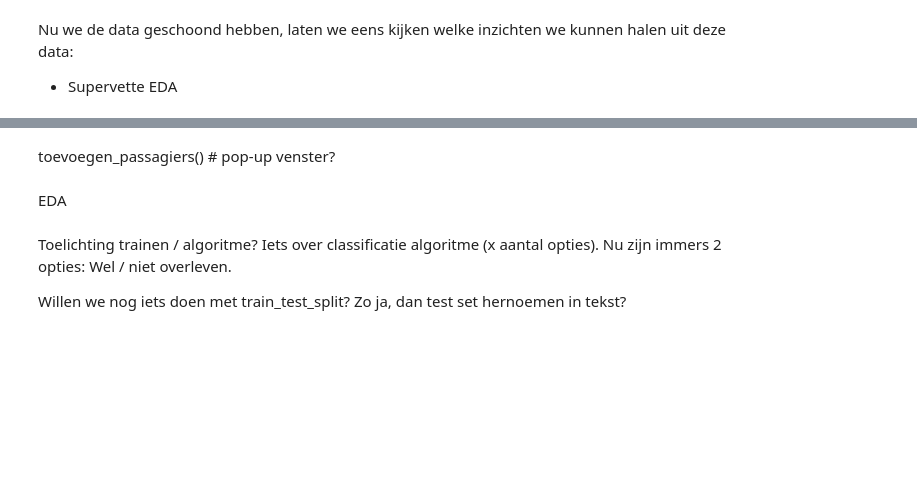
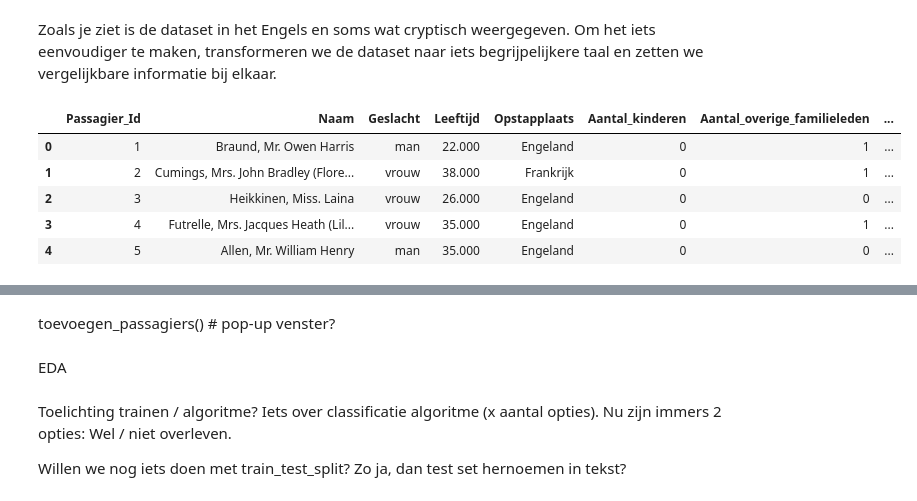
Before and after one commit to dsa-playground/tvt2023, a Jupyter notebook: DS_titanic_training.ipynb, the cells around one changed output, grey strips where cells are left out. Saved outputs shown, nothing was run; the diff lists cells and outputs as text; code cells hidden in the pictures; blank space fills up the shorter version.

```diff
--- a/DS_titanic_training.ipynb
+++ b/DS_titanic_training.ipynb
@@ -44,6 +73,12 @@ Nou, daar zit een hoop rommel in, laten we die eerst eens wat begrijpelijker mak
+# %% [markdown]
+Zoals je ziet is de dataset in het Engels en soms wat cryptisch weergegeven. Om het iets eenvoudiger te maken, transformeren we de dataset naar iets begrijpelijkere taal en zetten we vergelijkbare informatie bij elkaar.
 # %%
 df_train_clean, df_test_clean = opschonen_data(df_train, df_test)
-display(df_train_clean.head(), df_test_clean.head())
+display(df_train_clean.head())
+# %% [output]
+|  | Passagier_Id | Naam | Geslacht | Leeftijd | Opstapplaats | Aantal_kinderen | Aantal_overige_familieleden | ... |
+| 0 | 1 | Braund, Mr. Owen Harris | man | 22.000 | Engeland | 0 | 1 | ... |
+| 1 | 2 | Cumings, Mrs. John Bradley (Flore... | vrouw | 38.000 | Frankrijk | 0 | 1 | ... |
+| 2 | 3 | Heikkinen, Miss. Laina | vrouw | 26.000 | Engeland | 0 | 0 | ... |
+| 3 | 4 | Futrelle, Mrs. Jacques Heath (Lil... | vrouw | 35.000 | Engeland | 0 | 1 | ... |
+| 4 | 5 | Allen, Mr. William Henry | man | 35.000 | Engeland | 0 | 0 | ... |
-# %% [markdown]
-Nu we de data geschoond hebben, laten we eens kijken welke inzichten we kunnen halen uit deze data:
-* Supervette EDA
```
Also changed, not shown: parts of 14 cells of this notebook, 2 other files.
